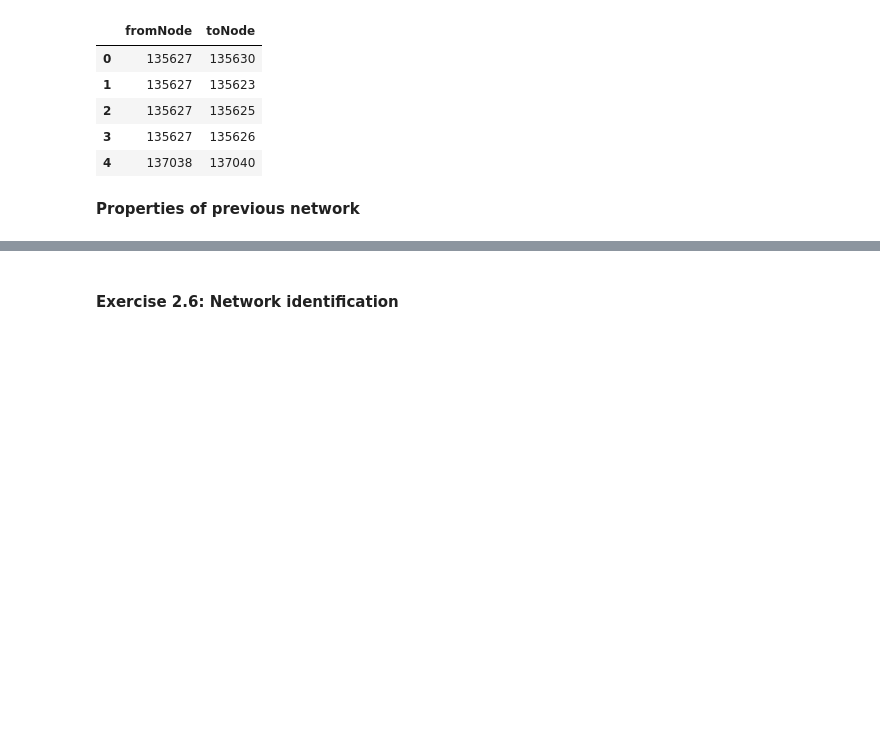
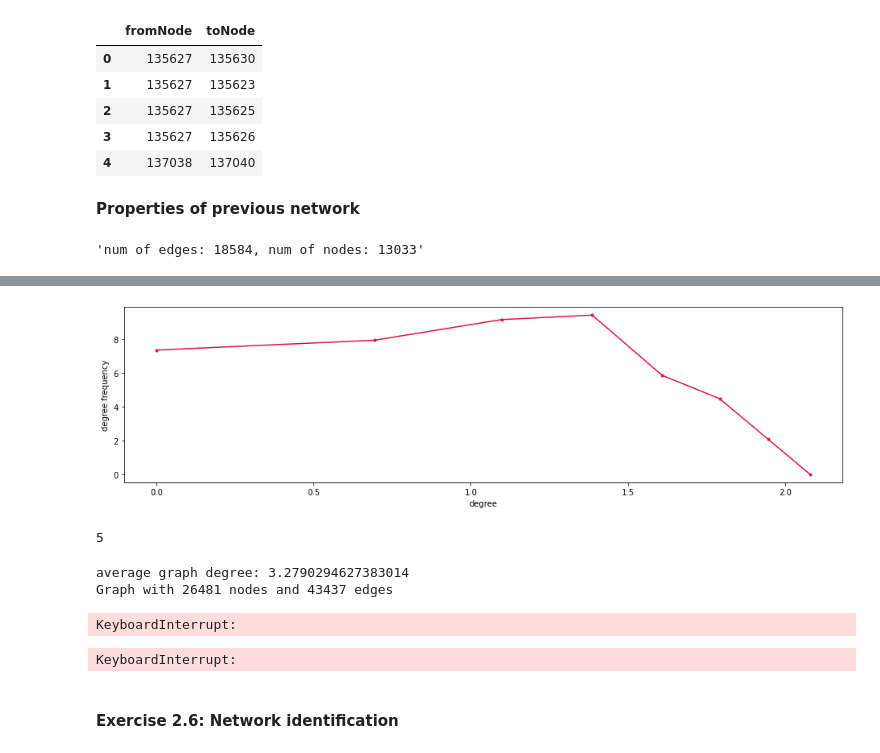
Before and after one commit to ewaMiazga/InternetAnalytics-2023, a Jupyter notebook: assignment/ix-lab2-notebook-part1.ipynb, the cells around one changed output, grey strips where cells are left out. Drawn from its saved outputs; the diff is of its cells as text; code cells hidden in the pictures; blank space fills up the shorter version.

```diff
--- a/assignment/ix-lab2-notebook-part1.ipynb
+++ b/assignment/ix-lab2-notebook-part1.ipynb
@@ -148,8 +202,7 @@ TypeError: list indices must be integers or slices, not tuple
 # %% [markdown]
 #### Exercise 2.5: Network comparison
 # %%
-network2 = pd.read_csv('../data/network2.csv', comment = '#', header = None)
-network2.columns = ['fromNode', 'toNode']
+network2 = load_data('network2.csv', '#', None)
 network2.head()
 # %% [output]
 |  | fromNode | toNode |
@@ -160,3 +213,15 @@ network2.head()
 | 4 | 137038 | 137040 |
 # %% [markdown]
 **Properties of previous network**
+# %%
+#create the graph of second network
+G2 = create_graph(network2)
+# %%
+#calc num of edges and nodes in the graph
+graph_info(G2)
+# %% [output]
+'num of edges: 18584, num of nodes: 13033'
+# %%
+# distribution of degrees in the network
+display_degree_freq(G2)
+# %% [output]
@@ -162,0 +229 @@ network2.head()
+[figure, added]
@@ -162,0 +233,21 @@ network2.head()
+# %%
+#number of connected components in graph
+calc_connected_components_num(G2)
+# %% [output]
+5
+# %%
+#find giant component and show its properties if it exists
+giant_component_info(G2)
+# %% [output]
+average graph degree: 3.2790294627383014
+Graph with 26481 nodes and 43437 edges
+# %%
+#average length of connection between every two nodes in graph
+get_avg_paths_length(G2)
+# %% [output]
+KeyboardInterrupt:
+# %%
+paths_list = get_shortest_paths(G2)
+display_shortest_paths_dist(paths_list)
+# %% [output]
+KeyboardInterrupt:
```
Also changed, not shown: parts of 35 cells of this notebook, 1 other file.
